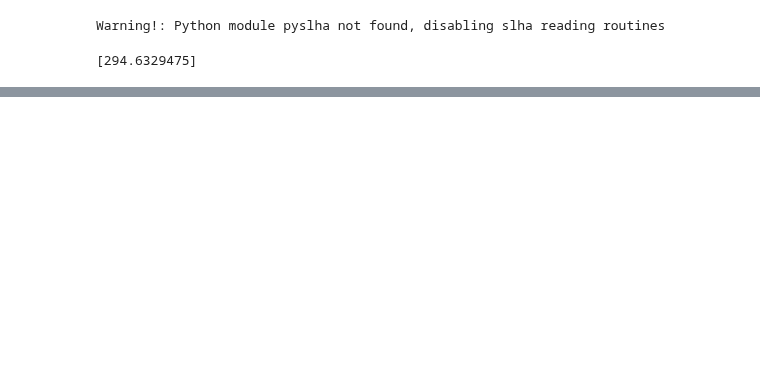
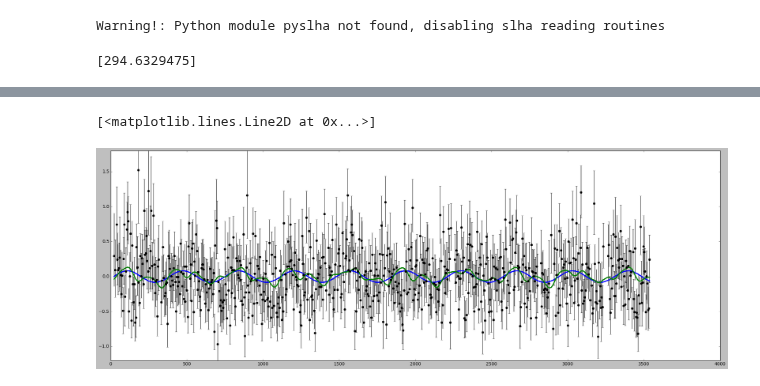
Before and after one commit to SaeedAnsarifard/NeuMod, a Jupyter notebook: Tutorial_DN.ipynb, the cells around one changed output, grey strips where cells are left out. Cells and saved outputs as stored; diff of their text form; code cells hidden in the pictures; blank space fills up the shorter version.

```diff
--- a/Tutorial_DN.ipynb
+++ b/Tutorial_DN.ipynb
@@ -157,0 +156,19 @@ plt.plot(frame_total.time_day[:,1], R_daily2[:,0] - np.mean(R_daily2[:,0]), 'go'
+# %%
+exposure = np.loadtxt('./Data/time_exposures_1.txt')
+
+_, _, R_bin_total_real_msw = bin_prediction(msw_raw_result, exposure, total_days)
+_, _, R_bin_total_real_uldm = bin_prediction(uldm_raw_result, exposure, total_days)
+
+
+plt.figure(figsize=(30,10))
+plt.ylim(-1.2,1.8)
+
+data = np.loadtxt('./Data/modulation_data.txt')
+mean_data = np.mean(data[:,1])
+plt.errorbar(data[:,0], data[:,1] - mean_data, np.array((data[:,3],data[:,2])), fmt='ko')
+
+plt.plot(data[:,0], R_bin_total_real_msw[:,0] - np.mean(R_bin_total_real_msw[:,0]), lw =3)
+plt.plot(data[:,0], R_bin_total_real_uldm[:,0] - np.mean(R_bin_total_real_uldm[:,0]), lw = 3)
+# %% [output]
+[<matplotlib.lines.Line2D at 0x...>]
+[figure, added]
```
Also changed, not shown: parts of 13 cells of this notebook, 29 other files.
